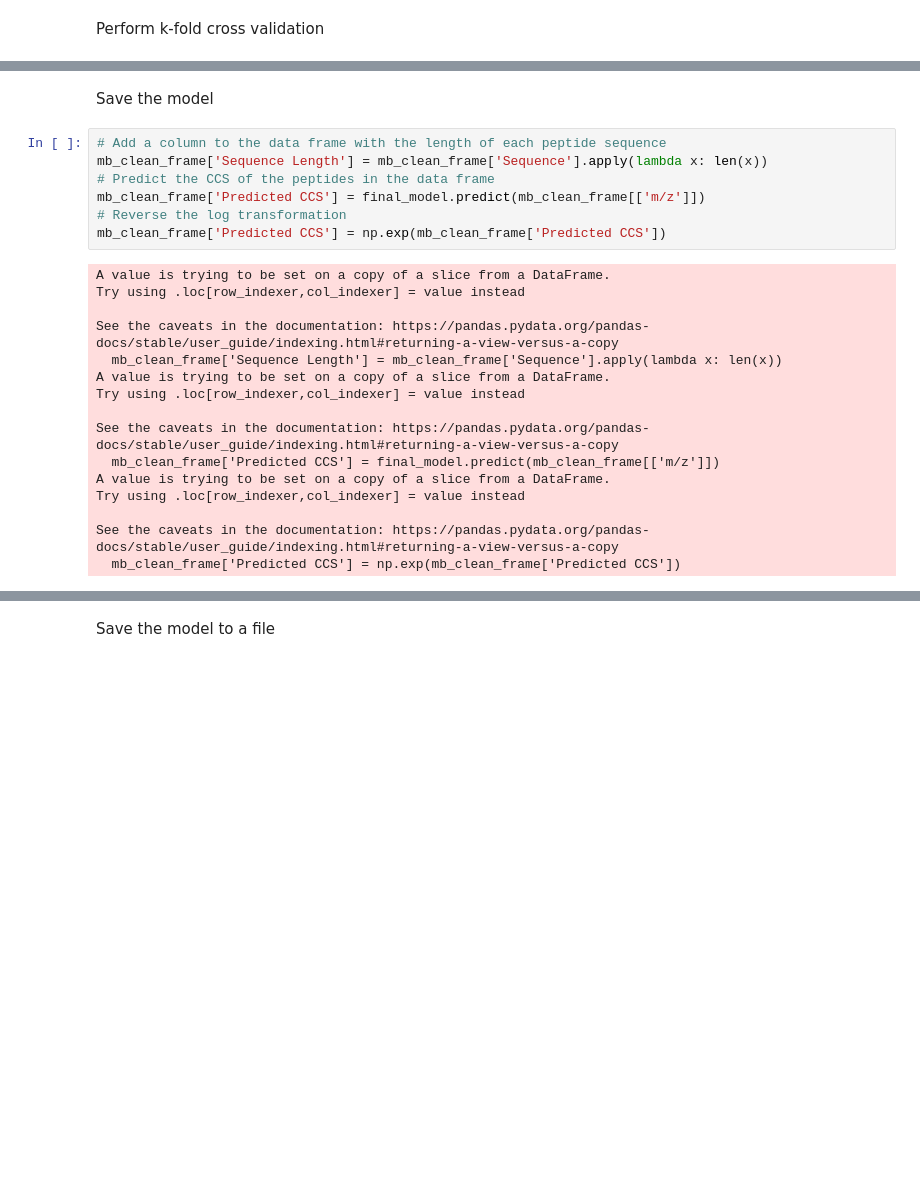
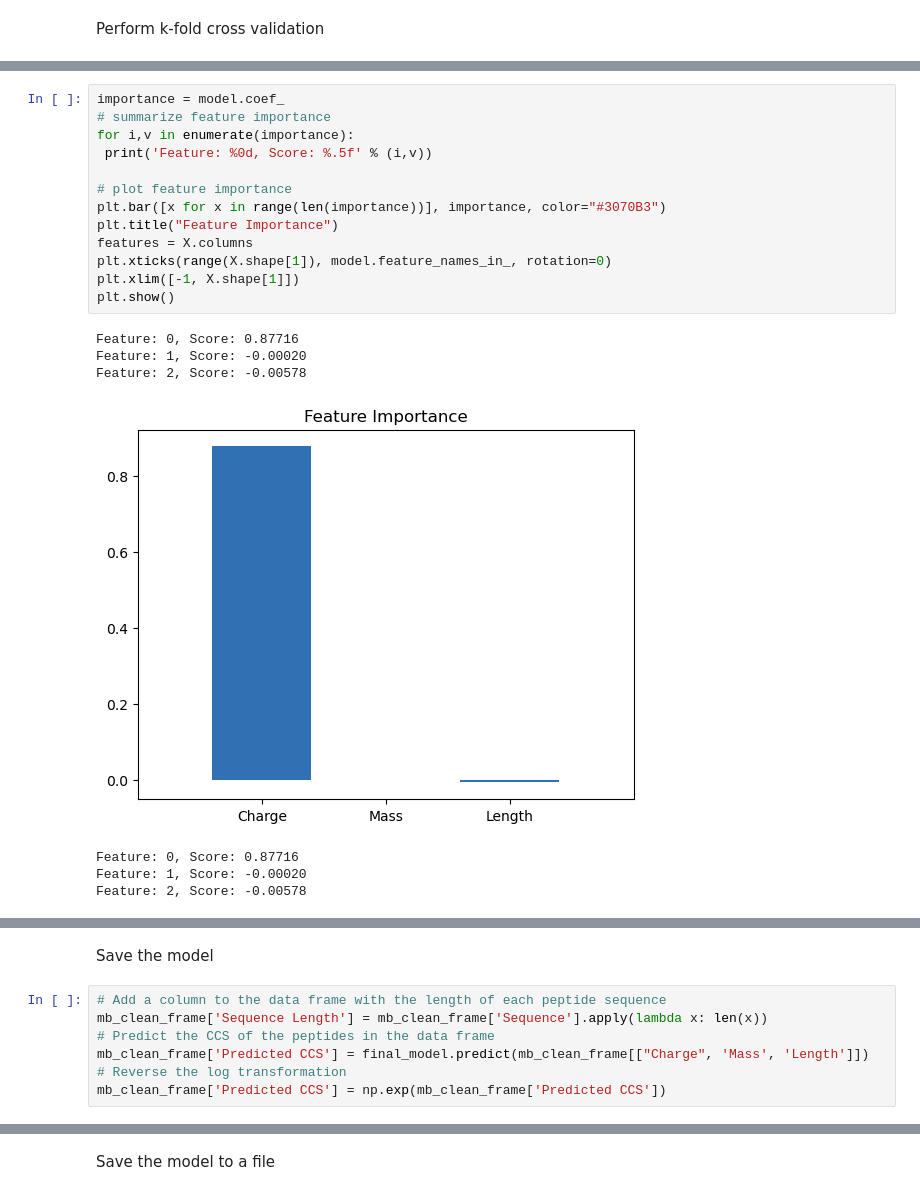
Before and after one commit to IngiumDev/ion-mobility-prediction, a Jupyter notebook: models/lin_reg/lin_reg_0.1.ipynb, the cells around one changed output, grey strips where cells are left out. Drawn from its saved outputs; the diff is of its cells as text; blank space fills up the shorter version.

```diff
--- a/models/lin_reg/lin_reg_0.1.ipynb
+++ b/models/lin_reg/lin_reg_0.1.ipynb
@@ -151,0 +136,21 @@ Predicted CCS: [1.0213476e-35]
+# %%
+importance = model.coef_
+# summarize feature importance
+for i,v in enumerate(importance):
+ print('Feature: %0d, Score: %.5f' % (i,v))
+
+# plot feature importance
+plt.bar([x for x in range(len(importance))], importance, color="#3070B3")
+plt.title("Feature Importance")
+features = X.columns
+plt.xticks(range(X.shape[1]), model.feature_names_in_, rotation=0)
+plt.xlim([-1, X.shape[1]])
+plt.show()
+# %% [output]
+Feature: 0, Score: 0.87716
+Feature: 1, Score: -0.00020
+Feature: 2, Score: -0.00578
+[figure, added]
+Feature: 0, Score: 0.87716
+Feature: 1, Score: -0.00020
+Feature: 2, Score: -0.00578
@@ -155,25 +161,9 @@ Save the model
 # Add a column to the data frame with the length of each peptide sequence
 mb_clean_frame['Sequence Length'] = mb_clean_frame['Sequence'].apply(lambda x: len(x))
 # Predict the CCS of the peptides in the data frame
-mb_clean_frame['Predicted CCS'] = final_model.predict(mb_clean_frame[['m/z']])
+mb_clean_frame['Predicted CCS'] = final_model.predict(mb_clean_frame[["Charge", 'Mass', 'Length']])
 # Reverse the log transformation
 mb_clean_frame['Predicted CCS'] = np.exp(mb_clean_frame['Predicted CCS'])
-# %% [output]
-A value is trying to be set on a copy of a slice from a DataFrame.
-Try using .loc[row_indexer,col_indexer] = value instead
-
-See the caveats in the documentation: https://pandas.pydata.org/pandas-docs/stable/user_guide/indexing.html#returning-a-view-versus-a-copy
-  mb_clean_frame['Sequence Length'] = mb_clean_frame['Sequence'].apply(lambda x: len(x))
-A value is trying to be set on a copy of a slice from a DataFrame.
-Try using .loc[row_indexer,col_indexer] = value instead
-
-See the caveats in the documentation: https://pandas.pydata.org/pandas-docs/stable/user_guide/indexing.html#returning-a-view-versus-a-copy
-  mb_clean_frame['Predicted CCS'] = final_model.predict(mb_clean_frame[['m/z']])
-A value is trying to be set on a copy of a slice from a DataFrame.
-Try using .loc[row_indexer,col_indexer] = value instead
-
-See the caveats in the documentation: https://pandas.pydata.org/pandas-docs/stable/user_guide/indexing.html#returning-a-view-versus-a-copy
-  mb_clean_frame['Predicted CCS'] = np.exp(mb_clean_frame['Predicted CCS'])
 # %%
 # Create a scatter plot of the error between the predicted and actual CCS values by sequence length. X = Experimental CCS, Y = Predicted CCS, Color = Sequence Length, Colormap = cool, alpha = 0.01
 mb_clean_frame.plot.scatter(
```
Also changed, not shown: parts of 9 cells of this notebook, 1 other file.
